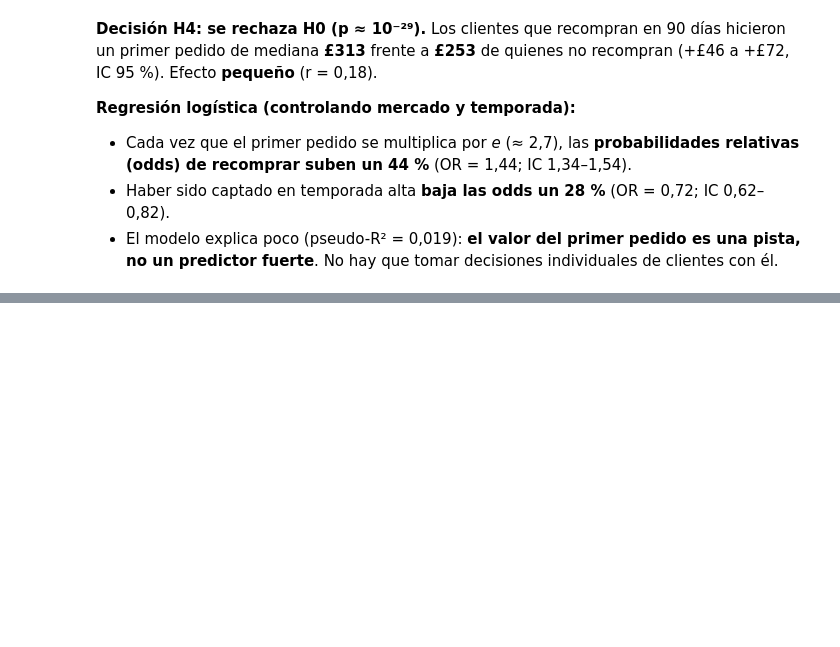
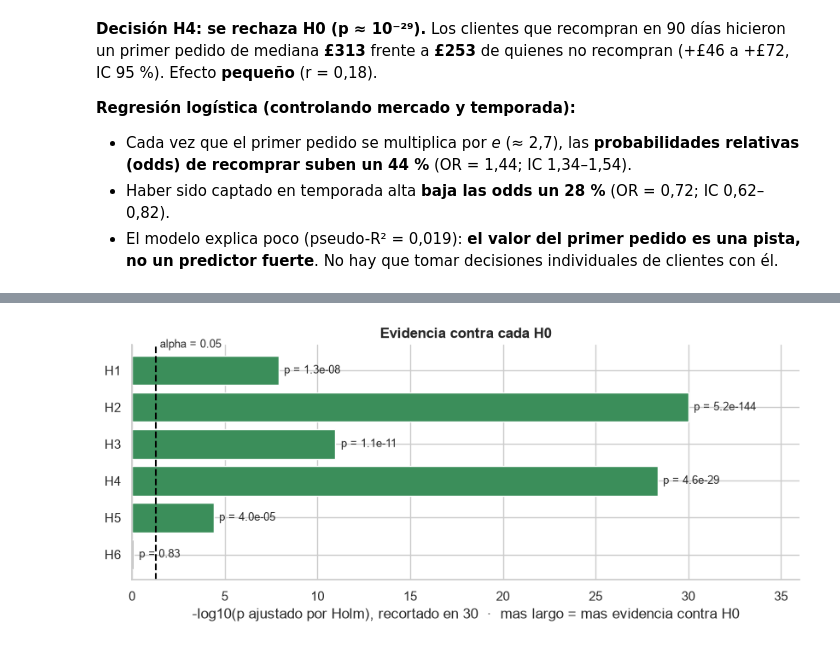
Before and after one commit to Xantyagoh/grupo3-bi-ecommerce, a Jupyter notebook: notebooks/04_hipotesis_validacion.ipynb, the cells around one changed output, grey strips where cells are left out. Cells and saved outputs as stored; diff of their text form; code cells hidden in the pictures; blank space fills up the shorter version.

```diff
--- a/notebooks/04_hipotesis_validacion.ipynb
+++ b/notebooks/04_hipotesis_validacion.ipynb
@@ -379,0 +441,13 @@ Los clientes que recompran en 90 días hicieron un primer pedido de mediana **£
+# %%
+from statsmodels.stats.multitest import multipletests
+
+res = pd.DataFrame(resultados, columns=['hipotesis', 'prueba', 'p_valor', 'efecto', 'medida_efecto'])
+res['p_holm'] = multipletests(res['p_valor'], method='holm')[1]
+res['decision (alpha=0.05)'] = np.where(res['p_holm'] < .05, 'Rechaza H0', 'No rechaza H0')
+
+def magnitud(m, e):
+    e = abs(e)
+    lim = (.1, .3, .5) if m == 'r biserial' else (.1, .3, .5) if m == 'V de Cramer' else (.2, .5, .8)
+    return 'trivial' if e < lim[0] else 'pequeno' if e < lim[1] else 'mediano' if e < lim[2] else 'grande'
+res['magnitud del efecto'] = [magnitud(m, e) for m, e in zip(res['medida_efecto'], res['efecto'])]
+res.style.format({'p_valor': '{:.2e}', 'p_holm': '{:.2e}', 'efecto': '{:.2f}'}).hide(axis='index')
@@ -379,0 +462,17 @@ Los clientes que recompran en 90 días hicieron un primer pedido de mediana **£
+# %%
+fig, ax = plt.subplots(figsize=(8.5, 3.8))
+colores = [VERDE if d == 'Rechaza H0' else GRIS for d in res['decision (alpha=0.05)']]
+evidencia = np.minimum(-np.log10(res['p_holm']), 30)           # se recorta en 30 para que H2 no aplaste al resto
+ax.barh(res['hipotesis'][::-1], evidencia[::-1], color=colores[::-1])
+for i, (e, p) in enumerate(zip(evidencia[::-1], res['p_holm'][::-1])):
+    ax.text(e + .3, i, f'p = {p:.1e}' if p < .01 else f'p = {p:.2f}', va='center', fontsize=9)
+ax.axvline(-np.log10(.05), color='black', ls='--'); ax.text(-np.log10(.05) + .2, 5.55, 'alpha = 0.05', va='bottom', fontsize=9)
+ax.set_xlim(0, 36)
+ax.set_xlabel('-log10(p ajustado por Holm), recortado en 30  ·  mas largo = mas evidencia contra H0')
+ax.set_title('Evidencia contra cada H0')
+plt.tight_layout()
+plt.savefig(FIG / '04_resumen_hipotesis.png', dpi=150, bbox_inches='tight')
+plt.show()
+res.to_csv(PROC / 'resumen_hipotesis.csv', index=False)
+# %% [output]
+[figure, added]
```
Also changed, not shown: parts of 9 cells of this notebook, 3 other files.
